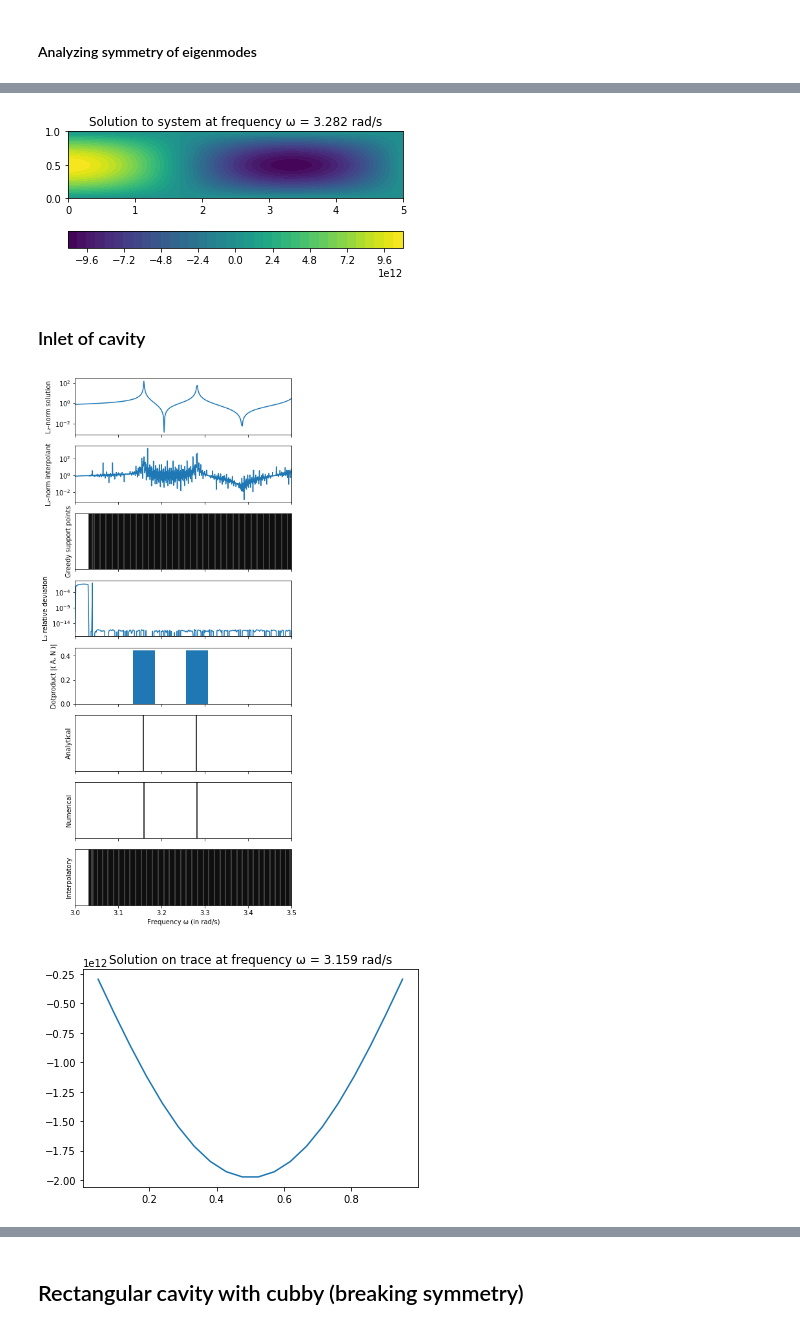
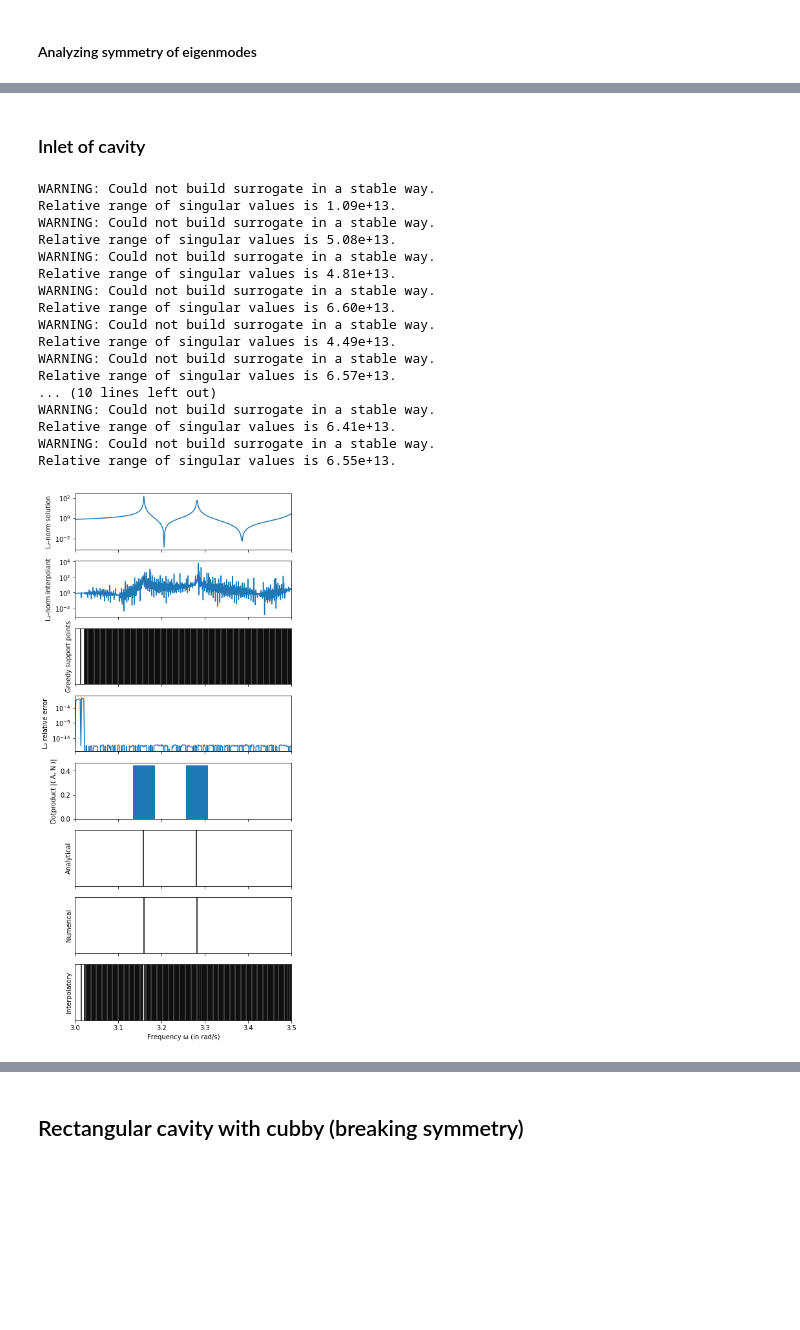
Before and after one commit to FMatti/Maxwell-MRI, a Jupyter notebook: examples/resonant_cavity/resonant_cavity.ipynb, the cells around one changed output, grey strips where cells are left out. Saved outputs shown, nothing was run; the diff lists cells and outputs as text; code cells hidden in the pictures; blank space fills up the shorter version.

```diff
--- a/examples/resonant_cavity/resonant_cavity.ipynb
+++ b/examples/resonant_cavity/resonant_cavity.ipynb
@@ -109,8 +130,3 @@ RC.plot_solution()
-# %%
-RC.solve(omega2)
-RC.plot_solution()
-# %% [output]
-[figure, removed]
 # %% [markdown]
 ### Inlet of cavity
 # %%
@@ -126,39 +142,51 @@ snapshots = RC.get_solution(tonumpy=True, trace=VS.get_trace())
 omegas = RC.get_frequency()
 MRI.compute_surrogate(snapshots, omegas, greedy=True, tol=1e-1)
 
 ax[0].set_ylabel('L\u2082-norm solution')
 helpers.plot_solution_norms(ax[0], RC, VS)
 
 ax[1].set_ylabel('L\u2082-norm interpolant')
-helpers.plot_surrogate_norms(ax[1], MRI, VS, a, b)
+helpers.plot_surrogate_norms(ax[1], MRI, a, b)
 
 ax[2].set_ylabel('Greedy support points')
-helpers.plot_lines(ax[2], MRI.get_surrogate().get_nodes())
+helpers.plot_lines(ax[2], MRI.A_ring.get_nodes())
 
-ax[3].set_ylabel('L\u2082 relative deviation')
+ax[3].set_ylabel('L\u2082 relative error')
 helpers.plot_surrogate_error_norms(ax[3], RC, MRI, VS)
 
 eigfreqs, eigvecs = RC.get_numerical_eigenfrequencies(a, b, return_eigvecs=True)
 
 ax[4].set_ylabel('Dotproduct |\u27E8 A, N \u27E9|')
 ax[4].bar(eigfreqs, np.abs([np.inner(RC.insert_boundary_values(eigvec), RC.get_N()) for eigvec in eigvecs]), width=0.05)
 
 ax[5].set_ylabel('Analytical')
 helpers.plot_lines(ax[5], RC.get_analytical_eigenfrequencies(a, b))
 
 ax[6].set_ylabel('Numerical')
 helpers.plot_lines(ax[6], eigfreqs)
 
 ax[7].set_ylabel('Interpolatory')
 helpers.plot_lines(ax[7], MRI.get_interpolatory_eigenfrequencies(only_real=True))
 
 ax[-1].set_xlabel('Frequency \u03C9 (in rad/s)')
 ax[-1].set_xlim(a, b)
 plt.show()
 # %% [output]
+WARNING: Could not build surrogate in a stable way.
+Relative range of singular values is 1.09e+13.
+WARNING: Could not build surrogate in a stable way.
+Relative range of singular values is 5.08e+13.
+WARNING: Could not build surrogate in a stable way.
+Relative range of singular values is 4.81e+13.
+WARNING: Could not build surrogate in a stable way.
+Relative range of singular values is 6.60e+13.
+WARNING: Could not build surrogate in a stable way.
+Relative range of singular values is 4.49e+13.
+WARNING: Could not build surrogate in a stable way.
+Relative range of singular values is 6.57e+13.
+... (10 lines left out)
+WARNING: Could not build surrogate in a stable way.
+Relative range of singular values is 6.41e+13.
+WARNING: Could not build surrogate in a stable way.
+Relative range of singular values is 6.55e+13.
-[figure, old version]
+[figure, new version]
-# %%
-RC.solve(omega1)
-RC.plot_solution_trace(inlet())
-# %% [output]
-[figure, removed]
```
Also changed, not shown: parts of 14 cells of this notebook, 3 other files.
